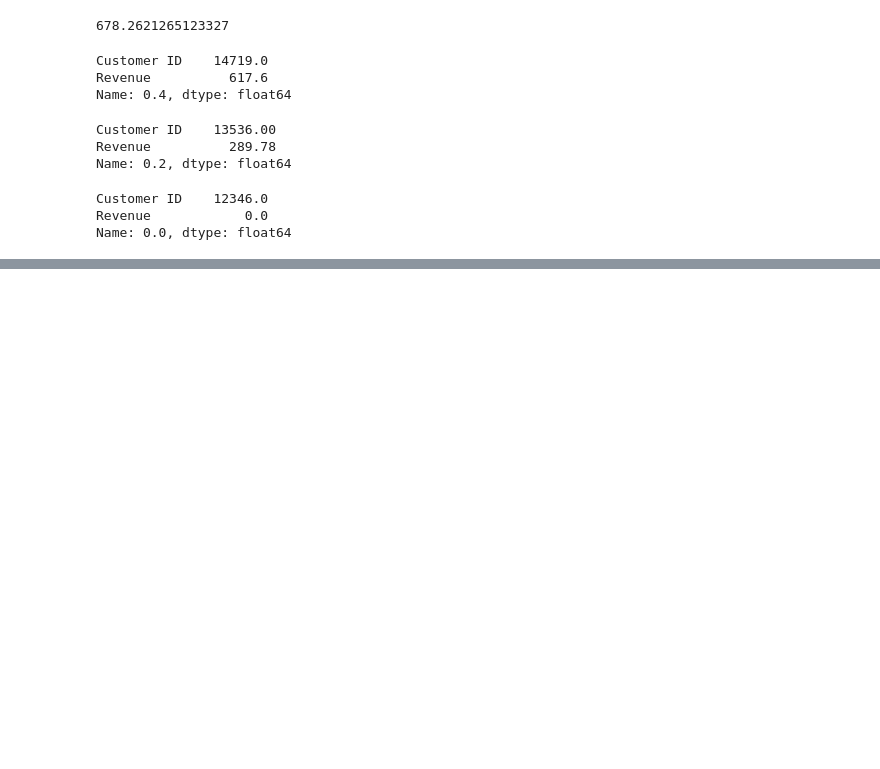
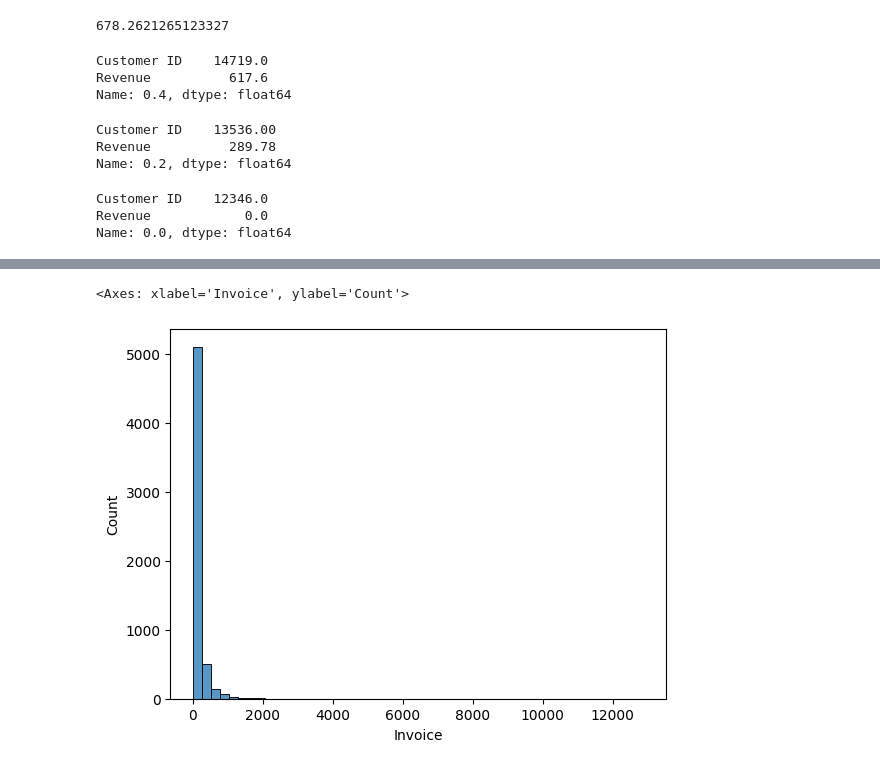
Before and after one commit to thassung/AIT_BIA, a Jupyter notebook: main.ipynb, the cells around one changed output, grey strips where cells are left out. Cells and saved outputs as stored; diff of their text form; code cells hidden in the pictures; blank space fills up the shorter version.

```diff
--- a/main.ipynb
+++ b/main.ipynb
@@ -296,0 +300,2 @@ Name: 0.0, dtype: float64
+# %%
+order_per_customer =  df.groupby('Customer ID')['Invoice'].count().reset_index()
@@ -296,0 +318,5 @@ Name: 0.0, dtype: float64
+# %%
+sns.histplot(order_per_customer, x='Invoice', bins=50)
+# %% [output]
+<Axes: xlabel='Invoice', ylabel='Count'>
+[figure, added]
```
Also changed, not shown: parts of 23 cells of this notebook.
